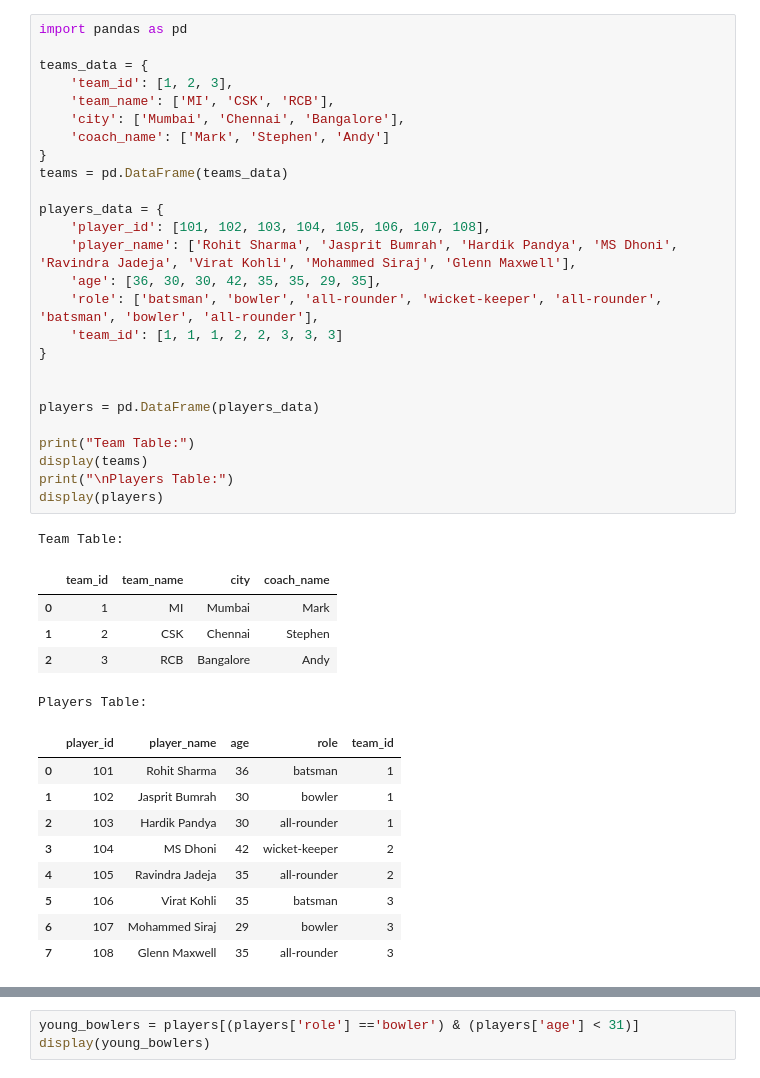
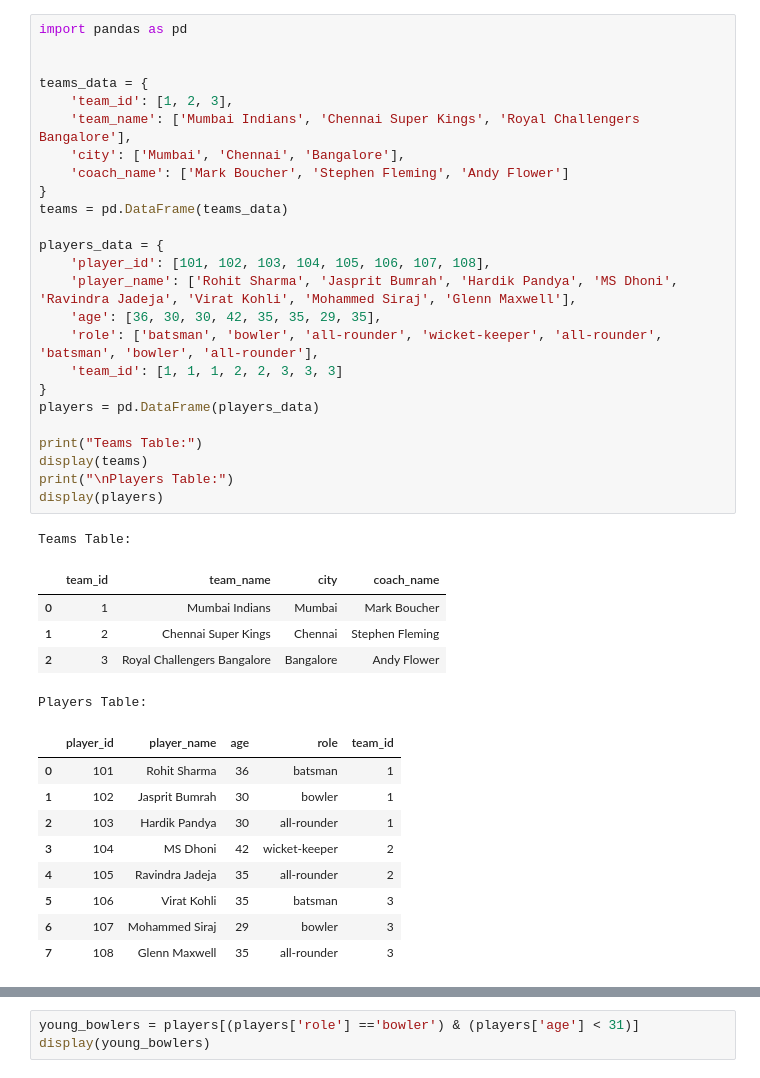
Before and after one commit to shivamkumar359/3rd-SEM-CLASS-CODES, a Jupyter notebook: IDB/W2/PRACTICAL_SESSION.ipynb, the cells around one changed output, grey strips where cells are left out. Cells and saved outputs as stored; diff of their text form.

```diff
--- a/IDB/W2/PRACTICAL_SESSION.ipynb
+++ b/IDB/W2/PRACTICAL_SESSION.ipynb
@@ -3,35 +3,34 @@
 # %%
 import pandas as pd
 
+
 teams_data = {
     'team_id': [1, 2, 3],
-    'team_name': ['MI', 'CSK', 'RCB'],
+    'team_name': ['Mumbai Indians', 'Chennai Super Kings', 'Royal Challengers Bangalore'],
     'city': ['Mumbai', 'Chennai', 'Bangalore'],
-    'coach_name': ['Mark', 'Stephen', 'Andy']
+    'coach_name': ['Mark Boucher', 'Stephen Fleming', 'Andy Flower']
 }
 teams = pd.DataFrame(teams_data)
 
 players_data = {
     'player_id': [101, 102, 103, 104, 105, 106, 107, 108],
     'player_name': ['Rohit Sharma', 'Jasprit Bumrah', 'Hardik Pandya', 'MS Dhoni', 'Ravindra Jadeja', 'Virat Kohli', 'Mohammed Siraj', 'Glenn Maxwell'],
     'age': [36, 30, 30, 42, 35, 35, 29, 35],
     'role': ['batsman', 'bowler', 'all-rounder', 'wicket-keeper', 'all-rounder', 'batsman', 'bowler', 'all-rounder'],
     'team_id': [1, 1, 1, 2, 2, 3, 3, 3]
 }
-
-
 players = pd.DataFrame(players_data)
 
-print("Team Table:")
+print("Teams Table:")
 display(teams)
 print("\nPlayers Table:")
 display(players)
 # %% [output]
-Team Table:
+Teams Table:
 |  | team_id | team_name | city | coach_name |
-| 0 | 1 | MI | Mumbai | Mark |
-| 1 | 2 | CSK | Chennai | Stephen |
-| 2 | 3 | RCB | Bangalore | Andy |
+| 0 | 1 | Mumbai Indians | Mumbai | Mark Boucher |
+| 1 | 2 | Chennai Super Kings | Chennai | Stephen Fleming |
+| 2 | 3 | Royal Challengers Bangalore | Bangalore | Andy Flower |
 Players Table:
 |  | player_id | player_name | age | role | team_id |
 | 0 | 101 | Rohit Sharma | 36 | batsman | 1 |
```
Also changed, not shown: parts of 4 cells of this notebook.
